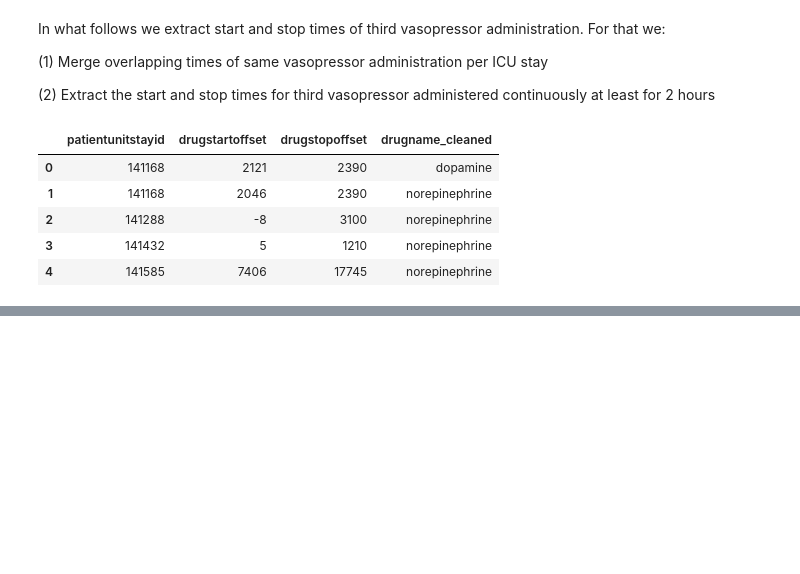
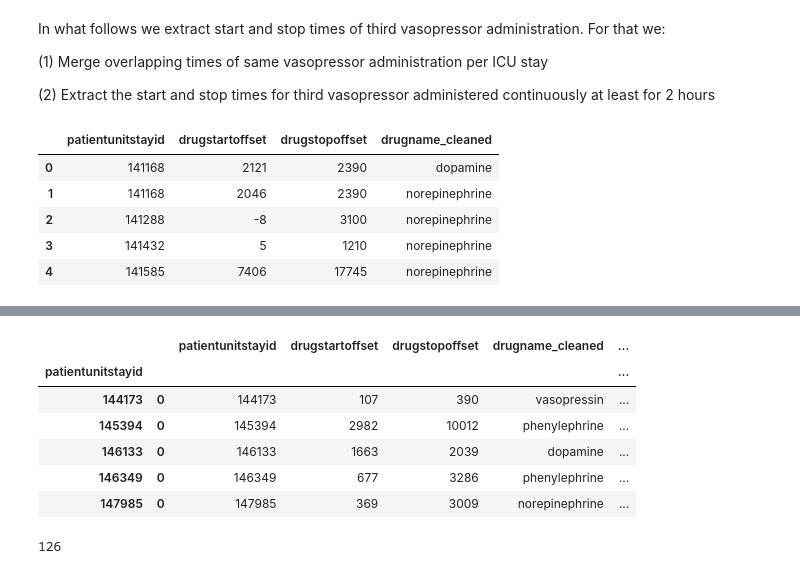
Before and after one commit to rmadushani/Three_vasopressor_problem, a Jupyter notebook: eICU/codes/eICU_Three_Vasopressors.ipynb, the cells around one changed output, grey strips where cells are left out. Cells and saved outputs as stored; diff of their text form; code cells hidden in the pictures; blank space fills up the shorter version.

Commit message:
Extracting third vasopressor times step 2: obtain third vasopressor start and stop times from merged overlapping vasopressor data

```diff
--- a/eICU/codes/eICU_Three_Vasopressors.ipynb
+++ b/eICU/codes/eICU_Three_Vasopressors.ipynb
@@ -209,3 +213,17 @@ merged_dat.head()
 | 2 | 141288 | -8 | 3100 | norepinephrine |
 | 3 | 141432 | 5 | 1210 | norepinephrine |
 | 4 | 141585 | 7406 | 17745 | norepinephrine |
+# %%
+## Next we use "merged_dat" to extract third vasopressor times
+## Note that we would like to extract third vasopressor times of which
+## vasopressors were administered continuously for at least two hours durong the
+## ICU stay. Two hour time period starts from the ICU admission.
+## Therefore, we make start time of all vasopressors administration began prior to ICU admission zero.
+## However, we still want to keep the original start times for later use.
+merged_dat.loc[:, 'drugstartoffset_original'] = merged_dat.loc[:, 'drugstartoffset']
+## Change drug start time to ICU admission time when the drug start time is prior to ICU admission
+merged_dat.loc[merged_dat.drugstartoffset < 0, 'drugstartoffset'] = 0
+
+## Remove data of which vasopressor administration was less than two hours
+merged_dat = merged_dat.loc[(merged_dat.drugstopoffset-merged_dat.drugstartoffset) >= (2*60), :].copy()
+merged_dat.head()
@@ -211,0 +237,32 @@ merged_dat.head()
+# %%
+## Define a function to extract third vasopressor time
+## Input: "dat" is data from "merged_dat" grouped by 'patientunitstayid'
+## Output: "third_vasp_start_time_dat" is a dataframe with third vasopressor times per ICU stay
+def third_vasp(dat):
+  third_vasp_start_time_dat = pd.DataFrame(columns=['patientunitstayid', 'drugstartoffset', 'drugstopoffset', 'drugname_cleaned', 'drugstartoffset_original', 'first_vasp_drugstartoffset', 'second_vasp_drugstartoffset'])
+  for row_id in range(dat.shape[0]-2):
+    dat_temp = dat.iloc[row_id:(row_id+3)].copy()
+    if ((dat_temp.drugname_cleaned.nunique() == 3) and ((min(dat_temp.drugstopoffset)-max(dat_temp.drugstartoffset)) >= 120)):
+      dat_temp[['first_vasp_drugstartoffset']] = dat_temp.iloc[0, 4]
+      dat_temp[['second_vasp_drugstartoffset']] = dat_temp.iloc[1, 4]
+      third_vasp_start_time_dat = third_vasp_start_time_dat.append(dat_temp.iloc[2, :], ignore_index=True)
+      break;
+  return third_vasp_start_time_dat
+# %%
+## Extract third vasopressor times
+merged_dat.sort_values(by=['patientunitstayid', 'drugstartoffset', 'drugstopoffset'], ascending=True, inplace=True)
+third_vasp_time_dat = merged_dat.groupby(by='patientunitstayid').apply(third_vasp)
+third_vasp_time_dat.head()
+# %% [output]
+|  |  | patientunitstayid | drugstartoffset | drugstopoffset | drugname_cleaned | ... |
+| patientunitstayid |  |  |  |  |  | ... |
+| 144173 | 0 | 144173 | 107 | 390 | vasopressin | ... |
+| 145394 | 0 | 145394 | 2982 | 10012 | phenylephrine | ... |
+| 146133 | 0 | 146133 | 1663 | 2039 | dopamine | ... |
+| 146349 | 0 | 146349 | 677 | 3286 | phenylephrine | ... |
+| 147985 | 0 | 147985 | 369 | 3009 | norepinephrine | ... |
+# %%
+## Check for any third vasopressor starting time prior to ICU admission
+print(sum(third_vasp_time_dat.drugstartoffset_original<0))
+# %% [output]
+126
```
Also changed, not shown: parts of 5 cells of this notebook.
